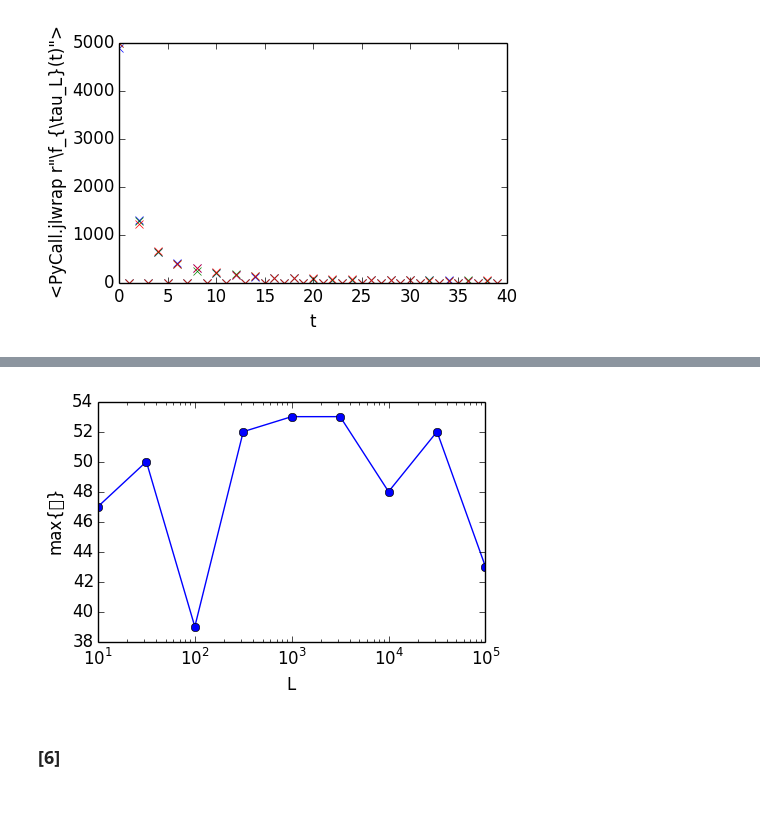
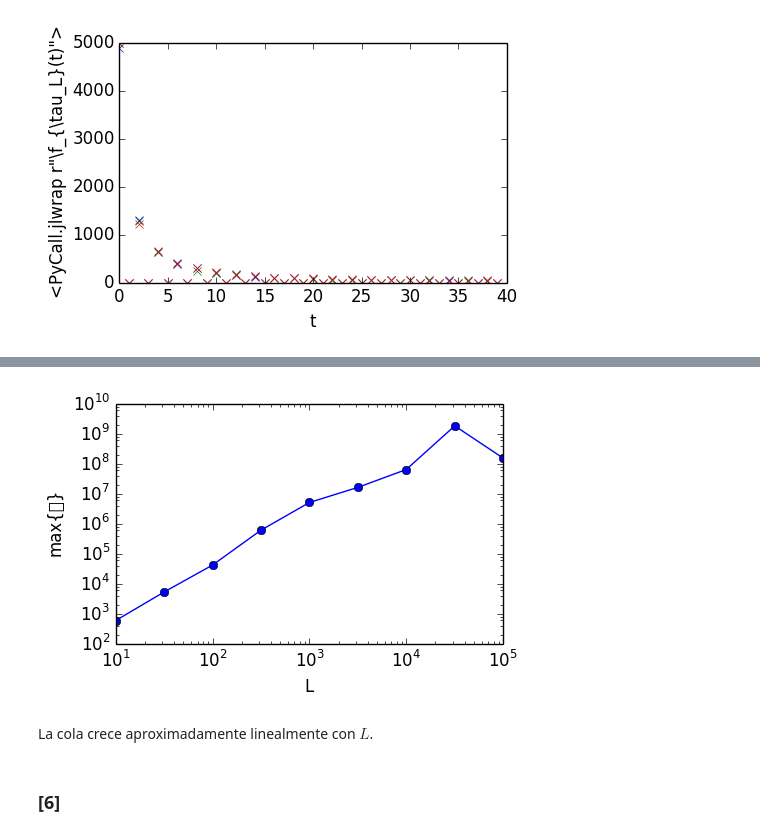
Before and after one commit to rodrigolece/clase-monte-carlo, a Jupyter notebook: tareas/Tarea 2.ipynb, the cells around one changed output, grey strips where cells are left out. Drawn from its saved outputs; the diff is of its cells as text; code cells hidden in the pictures; blank space fills up the shorter version.

```diff
--- a/tareas/Tarea 2.ipynb
+++ b/tareas/Tarea 2.ipynb
@@ -143,7 +143,7 @@ function distribucion(L::Int, N::Int) #N el número de corridas
         dist[c] += 1
     end
 
-    dist
+    dist/N
 end
 # %% [output]
 distribucion (generic function with 1 method)
@@ -192,7 +194,7 @@ function colas(Ls, N::Int)
     out= Int[]
 
     for L in Ls
-        push!(out, maximum(distribucion(int(L),N)) )
+        push!(out, length(distribucion(int(L),N)) )
     end
 
     out
@@ -201,0 +204,5 @@ colas (generic function with 3 methods)
+# %%
+Ls = [20, 100, 500]
+N = 1000
+
+c = colas(Ls,N)
@@ -218,13 +221,13 @@ c = colas(Ls, N)
 # %%
-Ls = [10^i for i in 1:0.5:5]
-N = 10_000
-
 figure(figsize=(5,3))
 xlabel("L")
 ylabel("max{τ}")
 gca()[:set_xscale]("log")
+gca()[:set_yscale]("log")
 plot(Ls, c, "o-");
 # %% [output]
-[figure, old version]
+[figure, new version]
+# %% [markdown]
+La cola crece  aproximadamente linealmente con $L$.
 # %% [markdown]
 ### [6]
```
Also changed, not shown: parts of 6 cells of this notebook.
